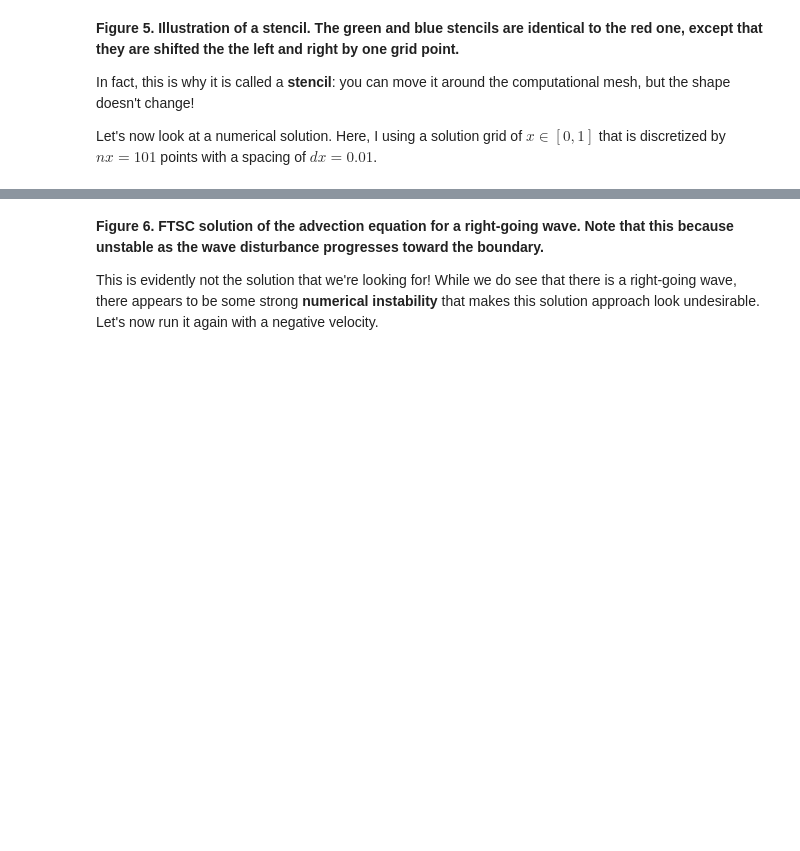
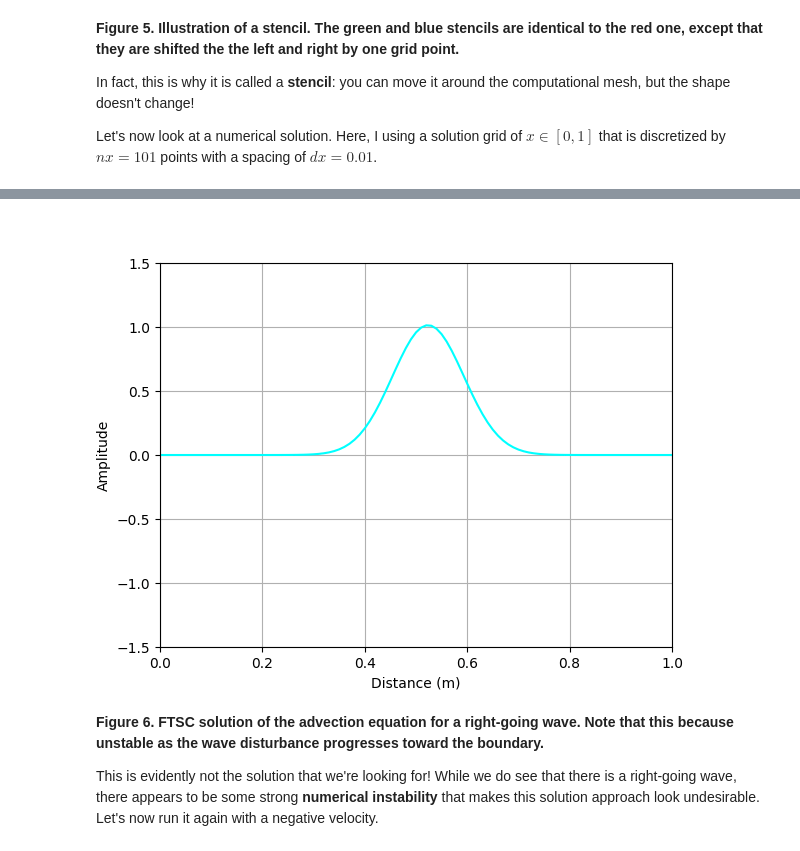
Before and after one commit to jinwar/GeophysicsComputingColab, a Jupyter notebook: 02_Differentiation.ipynb, the cells around one changed output, grey strips where cells are left out. Saved outputs shown, nothing was run; the diff lists cells and outputs as text; code cells hidden in the pictures; blank space fills up the shorter version.

```diff
--- a/02_Differentiation.ipynb
+++ b/02_Differentiation.ipynb
@@ -541,3 +540,9 @@ FileNotFoundError: ignored
+# %%
+from IPython.display import Image
+
+Image(open('./movies/Ex3_1.gif','rb').read())
+# %% [output]
+[figure, added]
 # %% [markdown]
 **Figure 6. FTSC solution of the advection equation for a right-going wave. Note that this because unstable as the wave disturbance progresses toward the boundary.**
 
```
Also changed, not shown: parts of 3 cells of this notebook.
